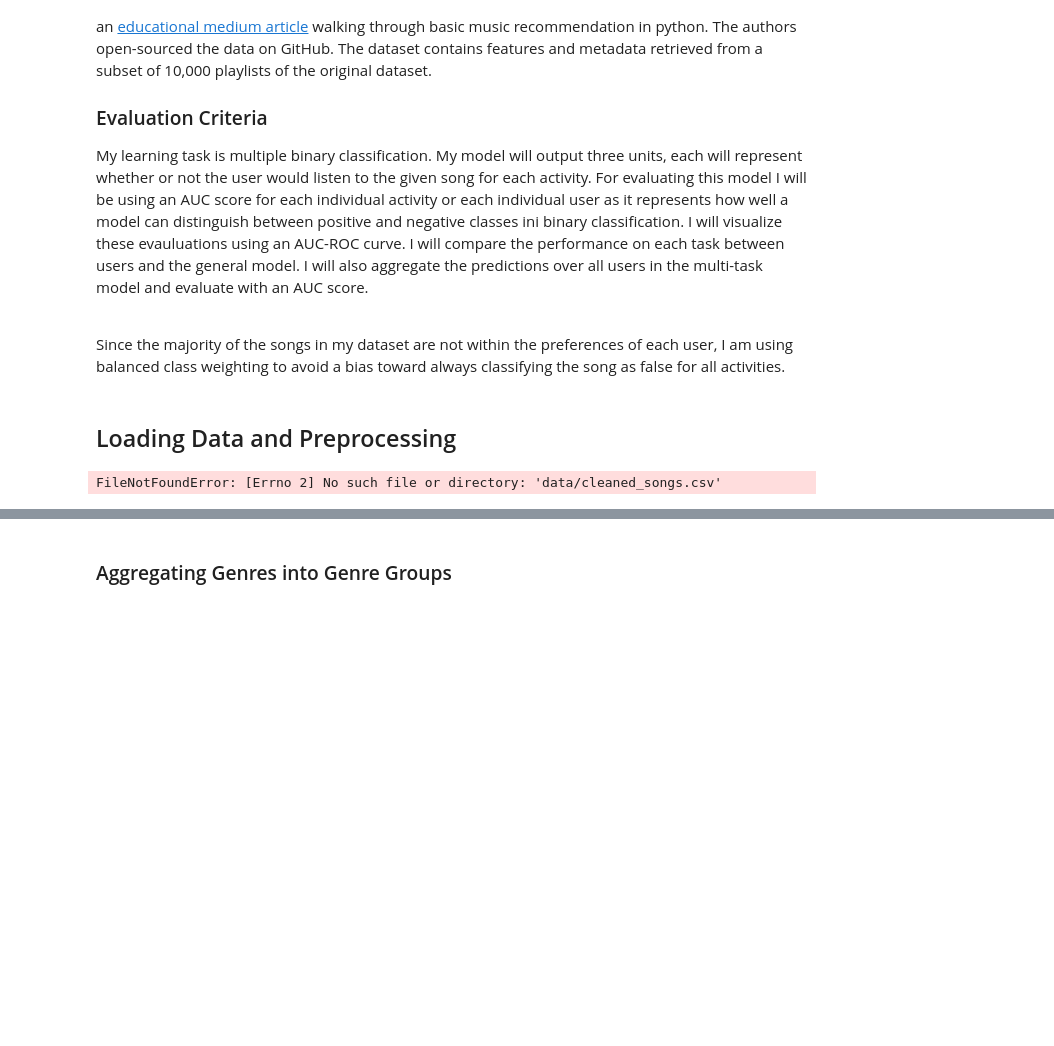
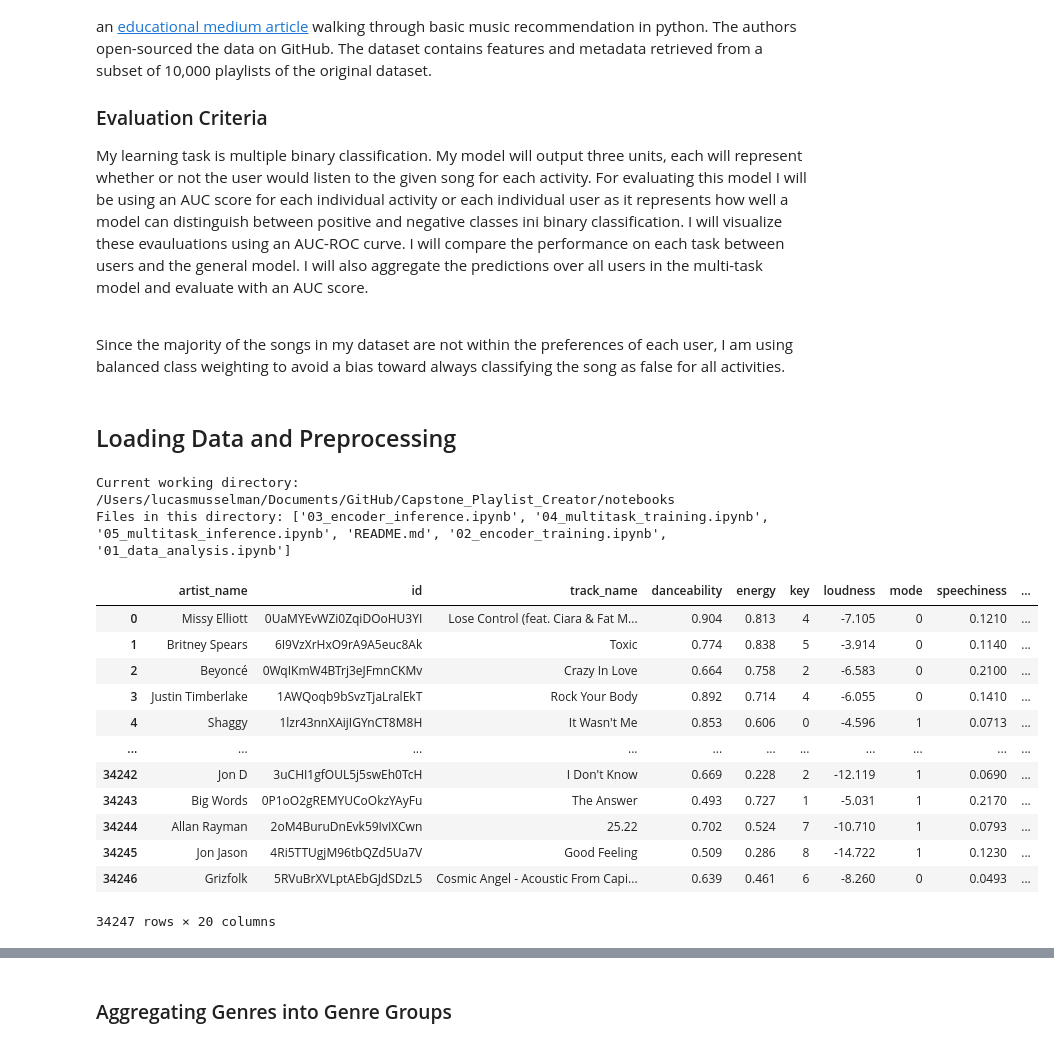
Before and after one commit to JoshWagman/Capstone_Playlist_Creator, a Jupyter notebook: notebooks/01_data_analysis.ipynb, the cells around one changed output, grey strips where cells are left out. Cells and saved outputs as stored; diff of their text form; code cells hidden in the pictures; blank space fills up the shorter version.

```diff
--- a/notebooks/01_data_analysis.ipynb
+++ b/notebooks/01_data_analysis.ipynb
@@ -62,11 +62,28 @@ from tensorflow.keras.models import Model
 import random
 from sklearn.metrics import confusion_matrix, f1_score, roc_auc_score, roc_curve, auc, classification_report
 %matplotlib inline
-# %%
-songs_df = pd.read_csv('data/cleaned_songs.csv')
-songs_df
-# %% [output]
-FileNotFoundError: [Errno 2] No such file or directory: 'data/cleaned_songs.csv'
+# %%
+import os
+print("Current working directory:", os.getcwd())
+print("Files in this directory:", os.listdir())
+songs_df = pd.read_csv('/users/lucasmusselman/Documents/Github/Capstone_Playlist_Creator/data/cleaned_songs.csv')
+songs_df
+# %% [output]
+Current working directory: /Users/lucasmusselman/Documents/GitHub/Capstone_Playlist_Creator/notebooks
+Files in this directory: ['03_encoder_inference.ipynb', '04_multitask_training.ipynb', '05_multitask_inference.ipynb', 'README.md', '02_encoder_training.ipynb', '01_data_analysis.ipynb']
+|  | artist_name | id | track_name | danceability | energy | key | loudness | mode | speechiness | ... |
+| 0 | Missy Elliott | 0UaMYEvWZi0ZqiDOoHU3YI | Lose Control (feat. Ciara & Fat M... | 0.904 | 0.813 | 4 | -7.105 | 0 | 0.1210 | ... |
+| 1 | Britney Spears | 6I9VzXrHxO9rA9A5euc8Ak | Toxic | 0.774 | 0.838 | 5 | -3.914 | 0 | 0.1140 | ... |
+| 2 | Beyoncé | 0WqIKmW4BTrj3eJFmnCKMv | Crazy In Love | 0.664 | 0.758 | 2 | -6.583 | 0 | 0.2100 | ... |
+| 3 | Justin Timberlake | 1AWQoqb9bSvzTjaLralEkT | Rock Your Body | 0.892 | 0.714 | 4 | -6.055 | 0 | 0.1410 | ... |
+| 4 | Shaggy | 1lzr43nnXAijIGYnCT8M8H | It Wasn't Me | 0.853 | 0.606 | 0 | -4.596 | 1 | 0.0713 | ... |
+| ... | ... | ... | ... | ... | ... | ... | ... | ... | ... | ... |
+| 34242 | Jon D | 3uCHI1gfOUL5j5swEh0TcH | I Don't Know | 0.669 | 0.228 | 2 | -12.119 | 1 | 0.0690 | ... |
+| 34243 | Big Words | 0P1oO2gREMYUCoOkzYAyFu | The Answer | 0.493 | 0.727 | 1 | -5.031 | 1 | 0.2170 | ... |
+| 34244 | Allan Rayman | 2oM4BuruDnEvk59IvIXCwn | 25.22 | 0.702 | 0.524 | 7 | -10.710 | 1 | 0.0793 | ... |
+| 34245 | Jon Jason | 4Ri5TTUgjM96tbQZd5Ua7V | Good Feeling | 0.509 | 0.286 | 8 | -14.722 | 1 | 0.1230 | ... |
+| 34246 | Grizfolk | 5RVuBrXVLptAEbGJdSDzL5 | Cosmic Angel - Acoustic From Capi... | 0.639 | 0.461 | 6 | -8.260 | 0 | 0.0493 | ... |
+34247 rows × 20 columns
 # %%
 # drop rows with identical artist_name and track_name
 songs_df = songs_df.drop_duplicates(subset=['artist_name', 'track_name'], keep='first')
```
Also changed, not shown: parts of 5 cells of this notebook, 2 other files.
